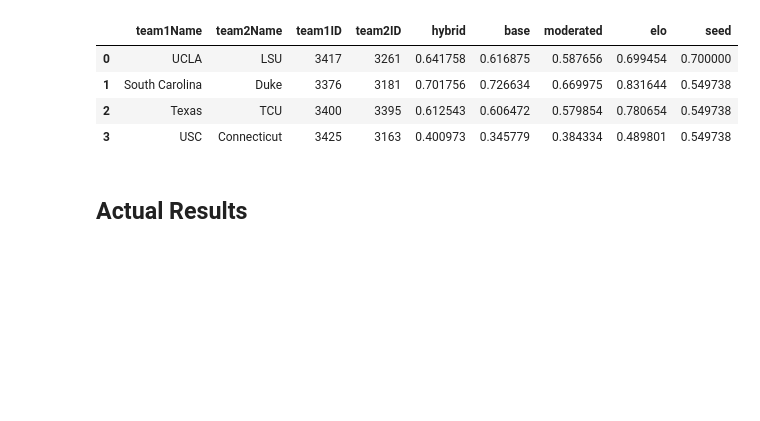
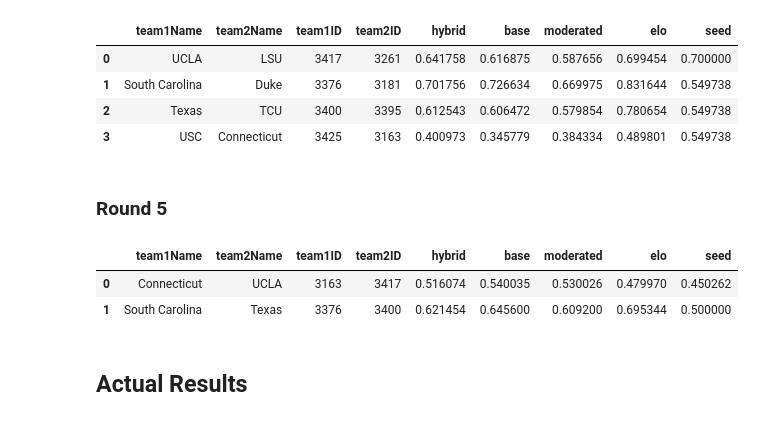
Before and after one commit to nwbvt/marchmadness2025, a Jupyter notebook: MarchMadness.ipynb, the cells around one changed output. Saved outputs shown, nothing was run; the diff lists cells and outputs as text; code cells hidden in the pictures; blank space fills up the shorter version.

```diff
--- a/MarchMadness.ipynb
+++ b/MarchMadness.ipynb
@@ -774,6 +784,16 @@ model.gen_round_df(dataset, womens_round_4, models)
 | 1 | South Carolina | Duke | 3376 | 3181 | 0.701756 | 0.726634 | 0.669975 | 0.831644 | 0.549738 |
 | 2 | Texas | TCU | 3400 | 3395 | 0.612543 | 0.606472 | 0.579854 | 0.780654 | 0.549738 |
 | 3 | USC | Connecticut | 3425 | 3163 | 0.400973 | 0.345779 | 0.384334 | 0.489801 | 0.549738 |
+# %% [markdown]
+### Round 5
+# %%
+womens_round_5 = [[3163,3417,'W'],
+                  [3376,3400,'W']]
+model.gen_round_df(dataset, womens_round_5, models)
+# %% [output]
+|  | team1Name | team2Name | team1ID | team2ID | hybrid | base | moderated | elo | seed |
+| 0 | Connecticut | UCLA | 3163 | 3417 | 0.516074 | 0.540035 | 0.530026 | 0.479970 | 0.450262 |
+| 1 | South Carolina | Texas | 3376 | 3400 | 0.621454 | 0.645600 | 0.609200 | 0.695344 | 0.500000 |
 # %% [markdown]
 ## Actual Results
 # %%
```
Also changed, not shown: parts of 3 cells of this notebook.
